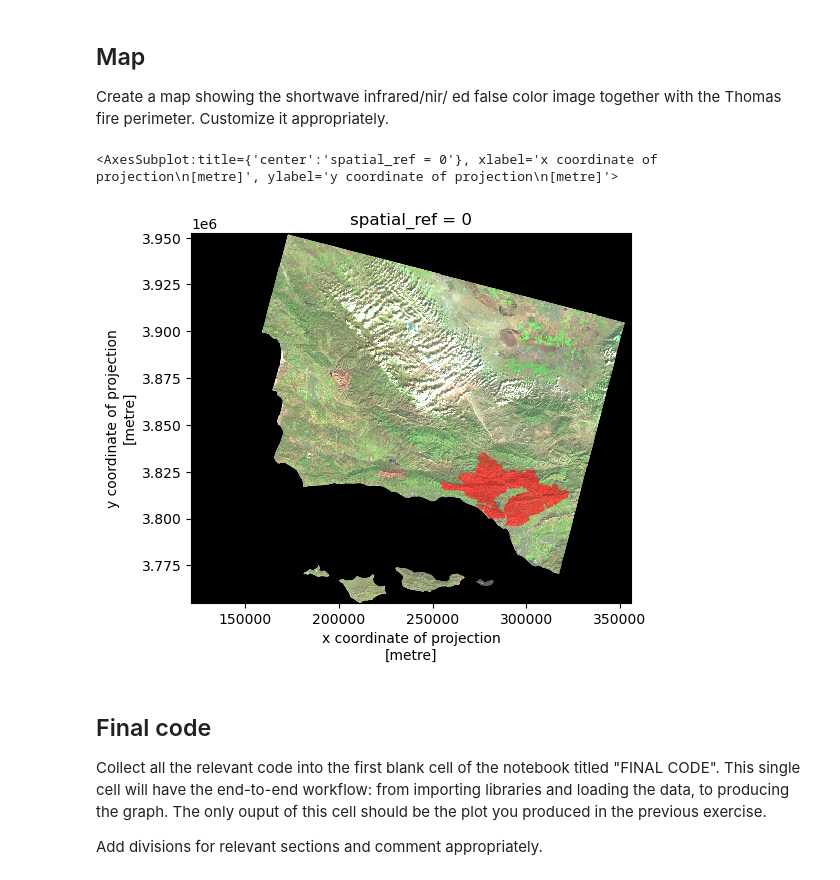
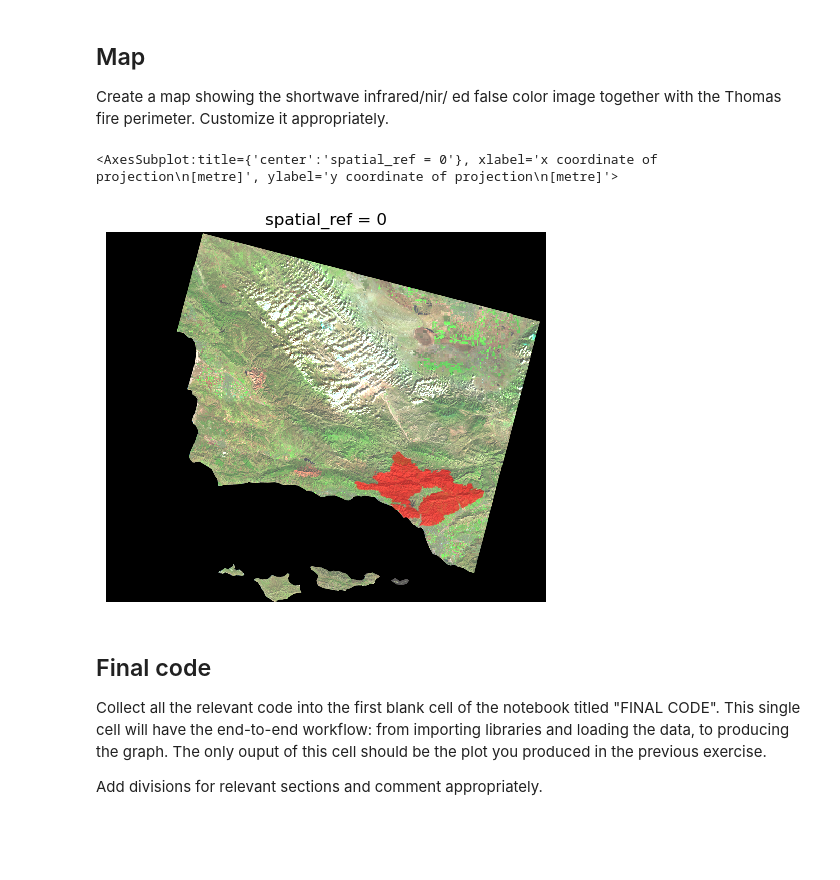
Before and after one commit to mariamkg00/eds-220-hwk-4, a Jupyter notebook: hwk4-task2-false-color.ipynb, the cells around one changed output. Drawn from its saved outputs; the diff is of its cells as text; code cells hidden in the pictures; blank space fills up the shorter version.

```diff
--- a/hwk4-task2-false-color.ipynb
+++ b/hwk4-task2-false-color.ipynb
@@ -222,11 +222,12 @@ Customize it appropriately.
 # %%
 # making the map with both Thomas Fire perimeter and false color imagery
 fig, ax = plt.subplots()
+ax.axis('off')
 landsat_sb[['swir22','nir08','red']].to_array().plot.imshow(robust = True)
 thomas_ca.plot(ax=ax, color = 'red', alpha = 0.5)
 # %% [output]
 <AxesSubplot:title={'center':'spatial_ref = 0'}, xlabel='x coordinate of projection\n[metre]', ylabel='y coordinate of projection\n[metre]'>
-[figure, old version]
+[figure, new version]
 # %% [markdown]
 ## Final code
 
```
Also changed, not shown: 1 other file.
